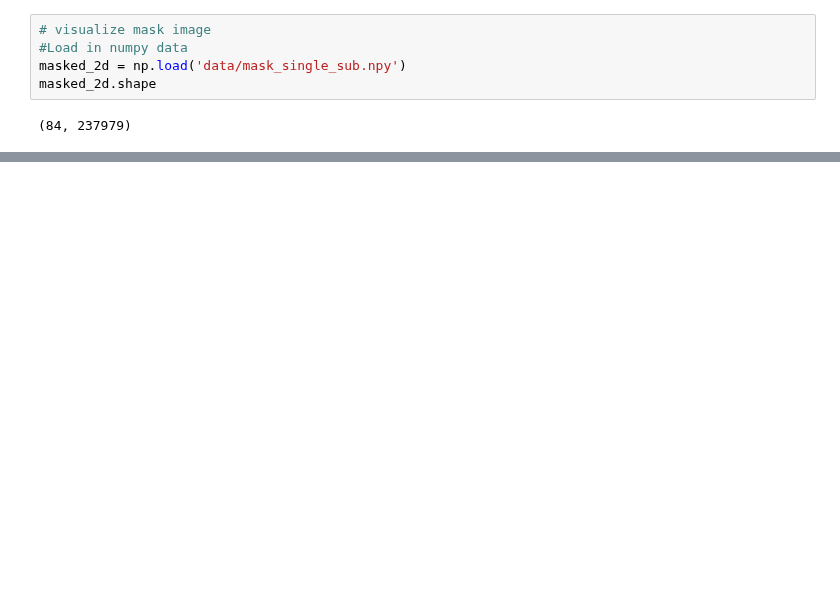
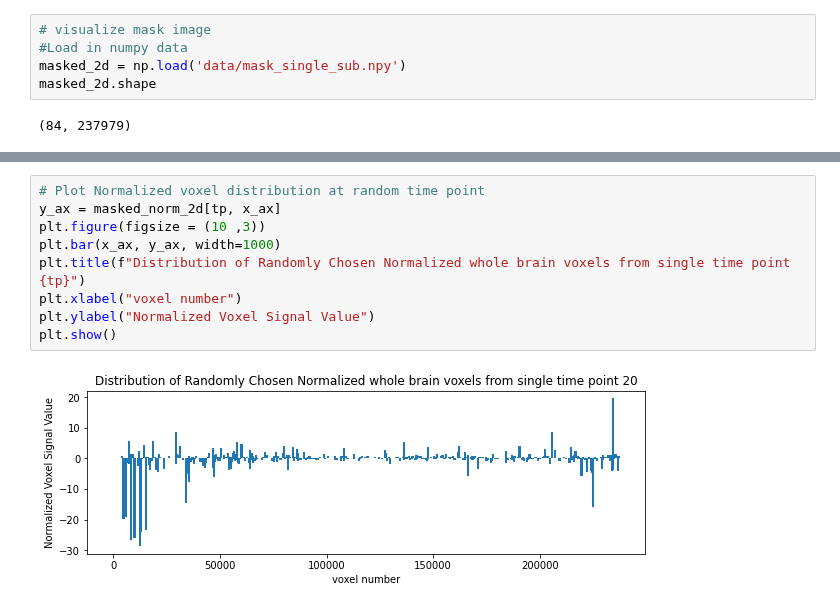
Before and after one commit to staceybeck/teambrainiac, a Jupyter notebook: source/Visualize_Data.ipynb, the cells around one changed output, grey strips where cells are left out. Cells and saved outputs as stored; diff of their text form; blank space fills up the shorter version.

```diff
--- a/source/Visualize_Data.ipynb
+++ b/source/Visualize_Data.ipynb
@@ -113,0 +118,11 @@ array([[-100.        , -100.        , -100.        , ...,  -66.48429102,
+# %%
+# Plot Normalized voxel distribution at random time point
+y_ax = masked_norm_2d[tp, x_ax]
+plt.figure(figsize = (10 ,3))
+plt.bar(x_ax, y_ax, width=1000)
+plt.title(f"Distribution of Randomly Chosen Normalized whole brain voxels from single time point {tp}")
+plt.xlabel("voxel number")
+plt.ylabel("Normalized Voxel Signal Value")
+plt.show()
+# %% [output]
+[figure, added]
```
Also changed, not shown: parts of 12 cells of this notebook.
